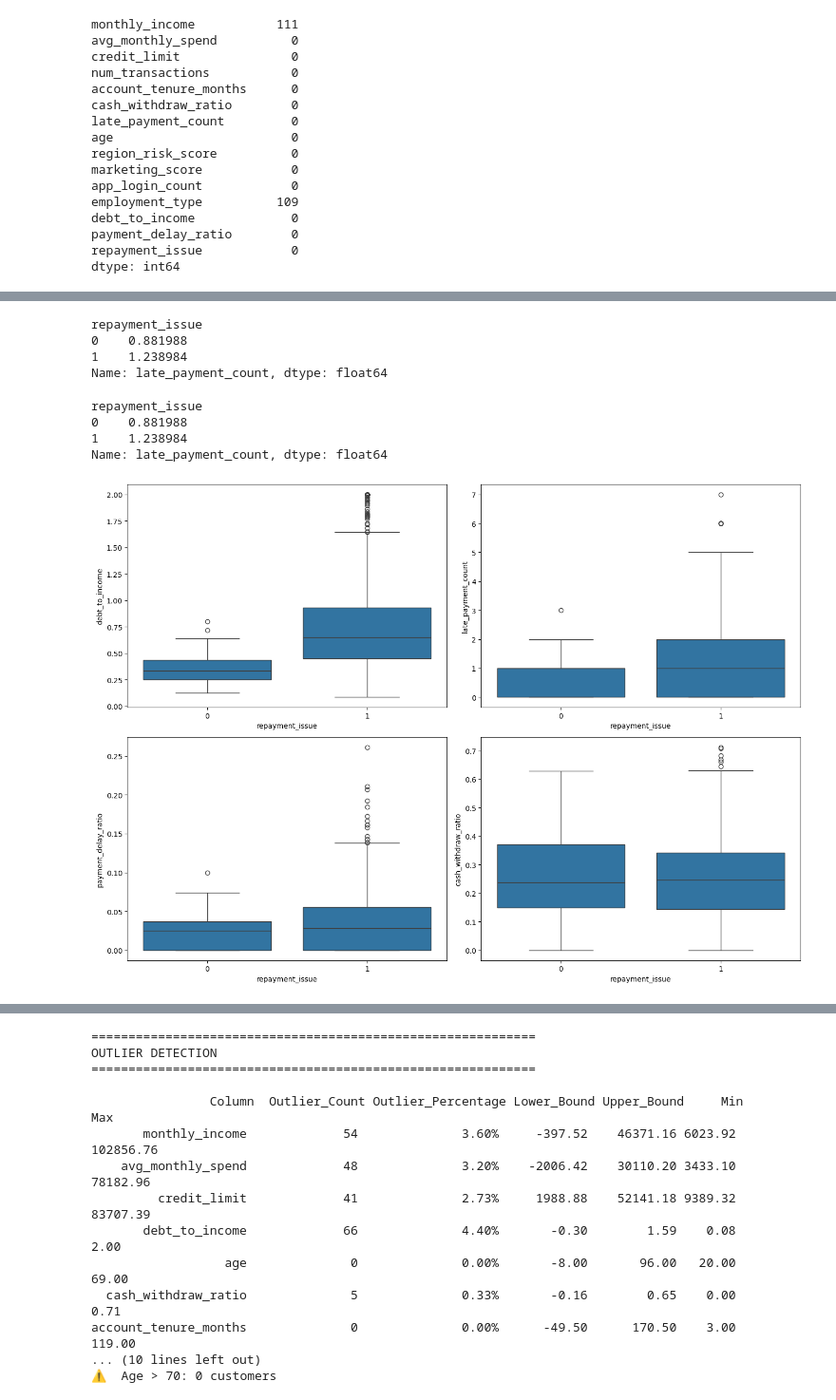
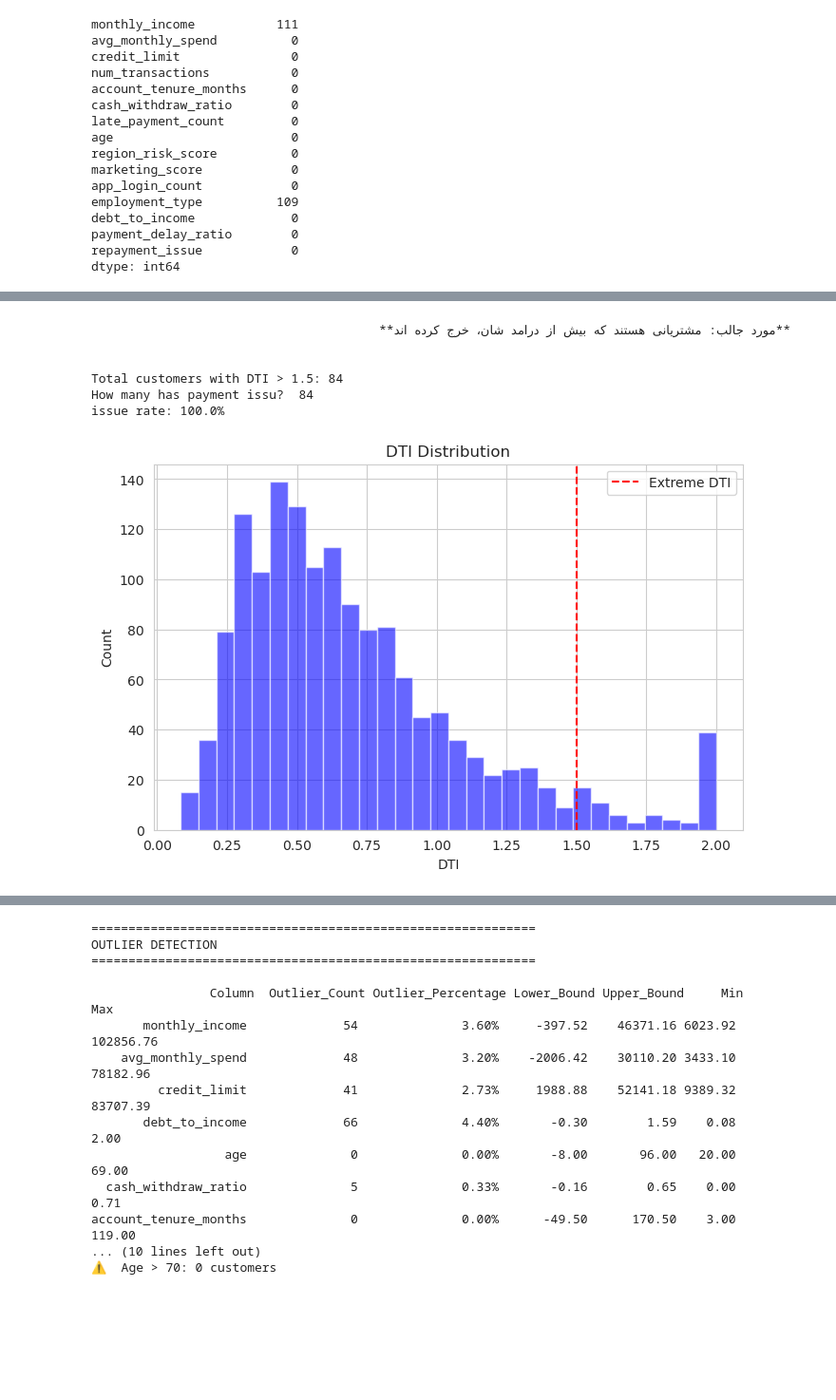
Before and after one commit to soroushyasini/Part-MasterClass-FinTech01, a Jupyter notebook: production.ipynb, the cells around one changed output, grey strips where cells are left out. Shown at 95% size. Cells and saved outputs as stored; diff of their text form; code cells hidden in the pictures; blank space fills up the shorter version.

```diff
--- a/production.ipynb
+++ b/production.ipynb
@@ -164,36 +278,27 @@ df[df['debt_to_income'] > 1.5]
-# %%
-# Example: debt_to_income analysis
-df. groupby('repayment_issue')['debt_to_income'].describe()
-
-# Example: late_payment_count
-df.groupby('repayment_issue')['late_payment_count'].mean()
-# %% [output]
-repayment_issue
-0    0.881988
-1    1.238984
-Name: late_payment_count, dtype: float64
+# %% [markdown]
+ <div dir="rtl" style="text-align: right;">
+
+     **مورد جالب: مشتریانی هستند که بیش از درامد شان، خرج کرده اند**
 # %%
-# Example: debt_to_income analysis
-df. groupby('repayment_issue')['debt_to_income'].describe()
+# Let's check:  Do ALL of them default?
+extreme_dti = df[df['debt_to_income'] > 1.5]
 
-# Example: late_payment_count
-df.groupby('repayment_issue')['late_payment_count'].mean()
+print(f"Total customers with DTI > 1.5: {len(extreme_dti)}")
+print(f"How many has payment issu?  {extreme_dti['repayment_issue'].sum()}")
+print(f"issue rate: {extreme_dti['repayment_issue'].mean() * 100:.1f}%")
 # %% [output]
-repayment_issue
-0    0.881988
-1    1.238984
-Name: late_payment_count, dtype: float64
+Total customers with DTI > 1.5: 84
+How many has payment issu?  84
+issue rate: 100.0%
-# %%
-# Box plots for top numeric features
-fig, axes = plt.subplots(2, 2, figsize=(14, 10))
-
-sns.boxplot(data=df, x='repayment_issue', y='debt_to_income', ax=axes[0,0])
-sns.boxplot(data=df, x='repayment_issue', y='late_payment_count', ax=axes[0,1])
-sns.boxplot(data=df, x='repayment_issue', y='payment_delay_ratio', ax=axes[1,0])
-sns.boxplot(data=df, x='repayment_issue', y='cash_withdraw_ratio', ax=axes[1,1])
-
-plt.tight_layout()
-plt.show()
-# %% [output]
-[figure, removed]
+# %%
+plt.figure(figsize=(8, 5))
+plt.hist(df['debt_to_income'], bins=30, color='blue', alpha=0.6)
+plt.axvline(1.5, color='red', linestyle='--', label='Extreme DTI')
+plt.xlabel('DTI')
+plt.ylabel('Count')
+plt.title('DTI Distribution')
+plt.legend()
+plt.show()
+# %% [output]
+[figure, added]
 # %%
```
Also changed, not shown: parts of 63 cells of this notebook, 1 other file.
